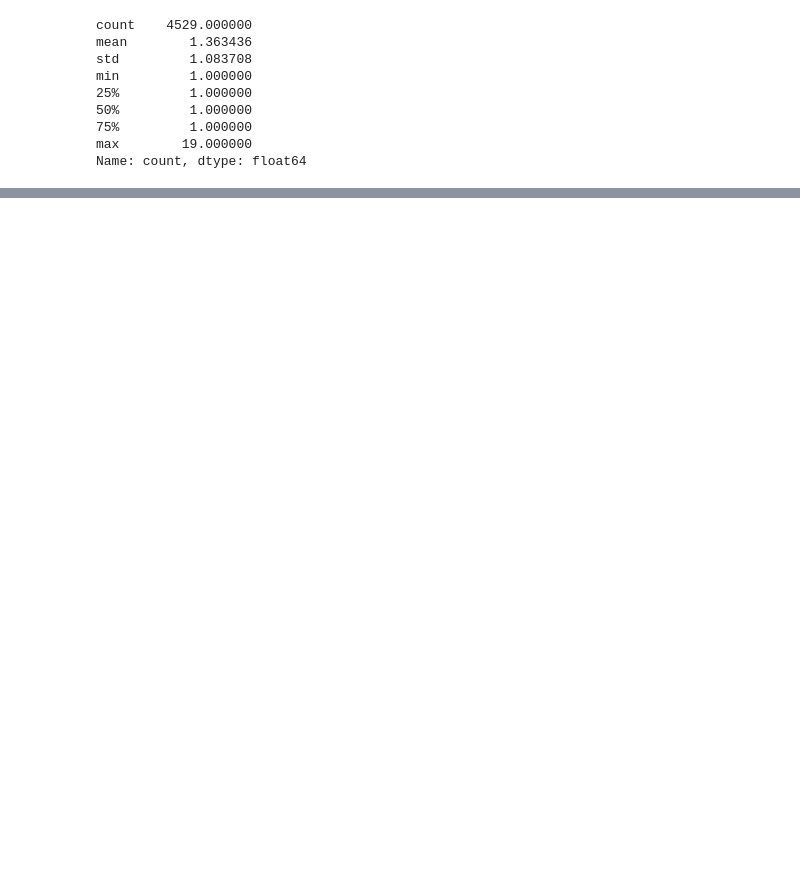
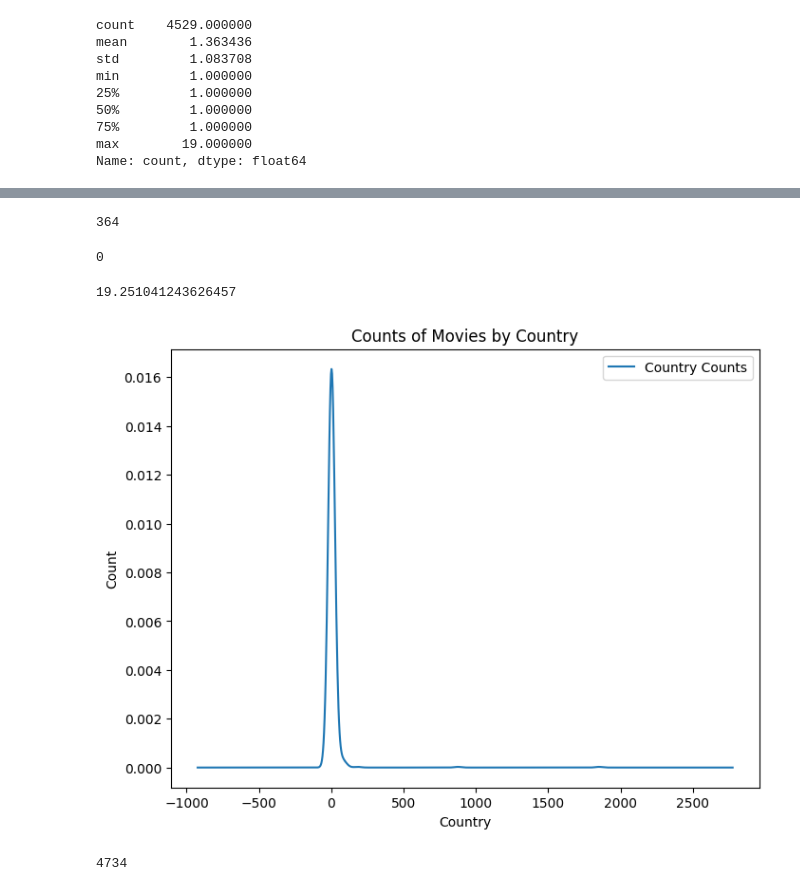
Before and after one commit to Jit562/NetFlix_data_EDA_Analysis, a Jupyter notebook: NetFlix_Data_EDA.ipynb, the cells around one changed output, grey strips where cells are left out. Saved outputs shown, nothing was run; the diff lists cells and outputs as text; code cells hidden in the pictures; blank space fills up the shorter version.

```diff
--- a/NetFlix_Data_EDA.ipynb
+++ b/NetFlix_Data_EDA.ipynb
@@ -328,0 +444,5 @@ Name: count, dtype: float64
+# %%
+# Find the null values
+df['country'].isnull().sum()
+# %% [output]
+364
@@ -328,0 +453,25 @@ Name: count, dtype: float64
+# %%
+df['country'].isnull().sum()
+# %% [output]
+0
+# %%
+# Find the Skewness in data
+df['country'].value_counts().skew()
+# %% [output]
+19.251041243626457
+# %%
+# Find Distribution of Country
+df['country'].value_counts().plot(kind='kde',label='Country Counts')
+
+# Adding labels and title
+plt.xlabel('Country')
+plt.ylabel('Count')
+plt.title('Counts of Movies by Country')
+plt.legend()
+plt.show()
+# %% [output]
+[figure, added]
+# %%
+df['country'].duplicated().sum()
+# %% [output]
+4734
```
Also changed, not shown: parts of 59 cells of this notebook.
